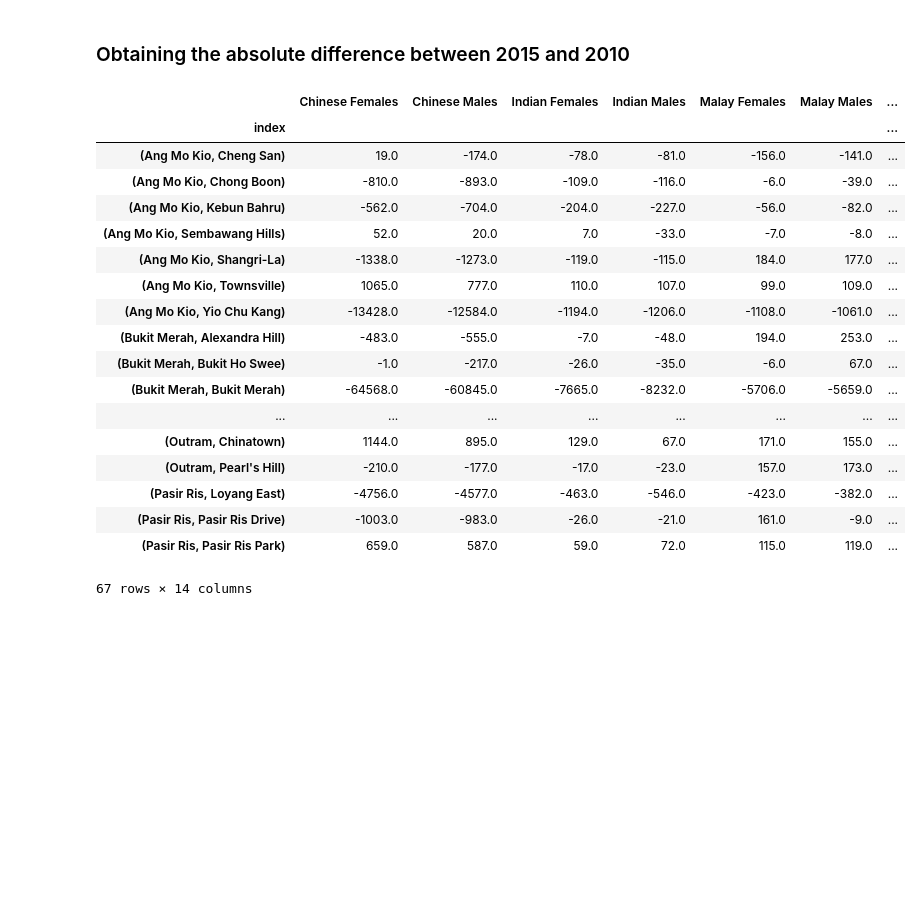
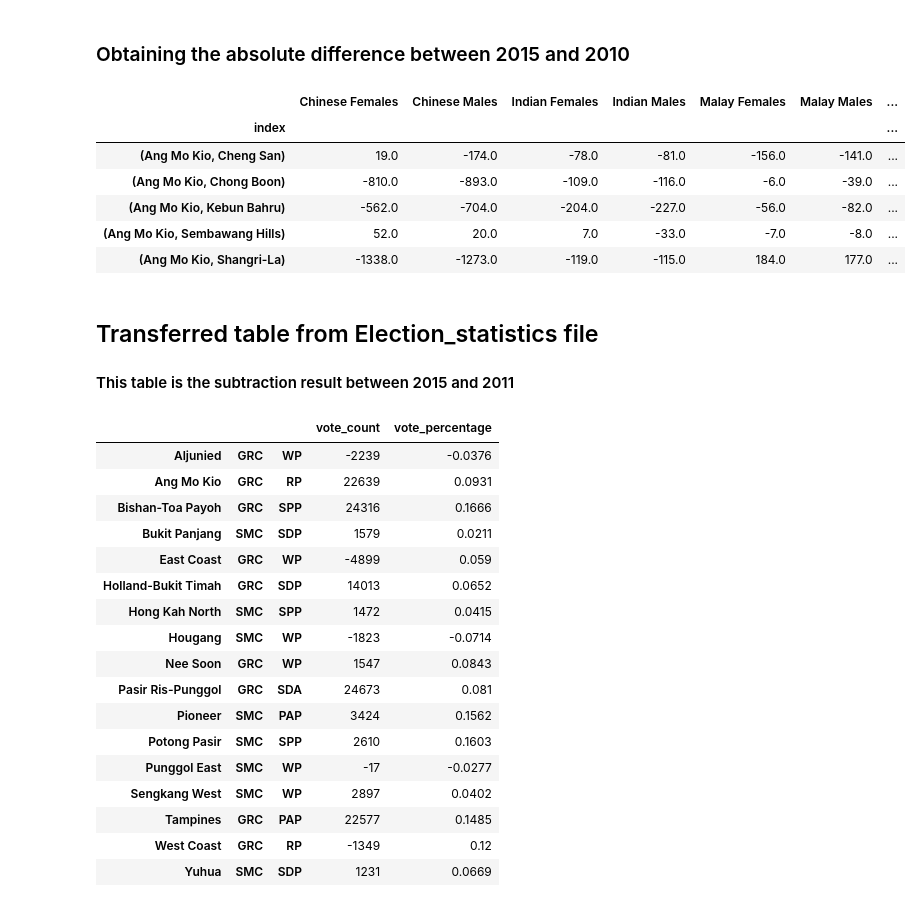
Before and after one commit to ongjx/BIA---Gerrymandering-Project, a Jupyter notebook: Household.ipynb, the cells around one changed output. Drawn from its saved outputs; the diff is of its cells as text; code cells hidden in the pictures; blank space fills up the shorter version.

Commit message:
updated notebook
some data from election_statistics notebook transferred over

```diff
--- a/Household.ipynb
+++ b/Household.ipynb
@@ -351,24 +306,15 @@ perc_difference
 # %%
 abs_difference = (data_2015_common - data_2010_common)
 # %%
-abs_difference
+abs_difference.head()
 # %% [output]
 |  | Chinese Females | Chinese Males | Indian Females | Indian Males | Malay Females | Malay Males | ... |
 | index |  |  |  |  |  |  | ... |
 | (Ang Mo Kio, Cheng San) | 19.0 | -174.0 | -78.0 | -81.0 | -156.0 | -141.0 | ... |
 | (Ang Mo Kio, Chong Boon) | -810.0 | -893.0 | -109.0 | -116.0 | -6.0 | -39.0 | ... |
 | (Ang Mo Kio, Kebun Bahru) | -562.0 | -704.0 | -204.0 | -227.0 | -56.0 | -82.0 | ... |
 | (Ang Mo Kio, Sembawang Hills) | 52.0 | 20.0 | 7.0 | -33.0 | -7.0 | -8.0 | ... |
 | (Ang Mo Kio, Shangri-La) | -1338.0 | -1273.0 | -119.0 | -115.0 | 184.0 | 177.0 | ... |
-| (Ang Mo Kio, Townsville) | 1065.0 | 777.0 | 110.0 | 107.0 | 99.0 | 109.0 | ... |
-| (Ang Mo Kio, Yio Chu Kang) | -13428.0 | -12584.0 | -1194.0 | -1206.0 | -1108.0 | -1061.0 | ... |
-| (Bukit Merah, Alexandra Hill) | -483.0 | -555.0 | -7.0 | -48.0 | 194.0 | 253.0 | ... |
-| (Bukit Merah, Bukit Ho Swee) | -1.0 | -217.0 | -26.0 | -35.0 | -6.0 | 67.0 | ... |
-| (Bukit Merah, Bukit Merah) | -64568.0 | -60845.0 | -7665.0 | -8232.0 | -5706.0 | -5659.0 | ... |
-| ... | ... | ... | ... | ... | ... | ... | ... |
-| (Outram, Chinatown) | 1144.0 | 895.0 | 129.0 | 67.0 | 171.0 | 155.0 | ... |
-| (Outram, Pearl's Hill) | -210.0 | -177.0 | -17.0 | -23.0 | 157.0 | 173.0 | ... |
-| (Pasir Ris, Loyang East) | -4756.0 | -4577.0 | -463.0 | -546.0 | -423.0 | -382.0 | ... |
-| (Pasir Ris, Pasir Ris Drive) | -1003.0 | -983.0 | -26.0 | -21.0 | 161.0 | -9.0 | ... |
-| (Pasir Ris, Pasir Ris Park) | 659.0 | 587.0 | 59.0 | 72.0 | 115.0 | 119.0 | ... |
-67 rows × 14 columns
+# %% [markdown]
+## Transferred table from Election_statistics file
+#### This table is the subtraction result between 2015 and 2011
@@ -374,0 +384,22 @@ abs_difference
+# %%
+df_elec_stats_1 = df_elec_stats[df_elec_stats['vote_count'] != 'nan']
+df_elec_stats_1
+# %% [output]
+|  |  |  | vote_count | vote_percentage |
+| Aljunied | GRC | WP | -2239 | -0.0376 |
+| Ang Mo Kio | GRC | RP | 22639 | 0.0931 |
+| Bishan-Toa Payoh | GRC | SPP | 24316 | 0.1666 |
+| Bukit Panjang | SMC | SDP | 1579 | 0.0211 |
+| East Coast | GRC | WP | -4899 | 0.059 |
+| Holland-Bukit Timah | GRC | SDP | 14013 | 0.0652 |
+| Hong Kah North | SMC | SPP | 1472 | 0.0415 |
+| Hougang | SMC | WP | -1823 | -0.0714 |
+| Nee Soon | GRC | WP | 1547 | 0.0843 |
+| Pasir Ris-Punggol | GRC | SDA | 24673 | 0.081 |
+| Pioneer | SMC | PAP | 3424 | 0.1562 |
+| Potong Pasir | SMC | SPP | 2610 | 0.1603 |
+| Punggol East | SMC | WP | -17 | -0.0277 |
+| Sengkang West | SMC | WP | 2897 | 0.0402 |
+| Tampines | GRC | PAP | 22577 | 0.1485 |
+| West Coast | GRC | RP | -1349 | 0.12 |
+| Yuhua | SMC | SDP | 1231 | 0.0669 |
```
Also changed, not shown: parts of 5 cells of this notebook.
